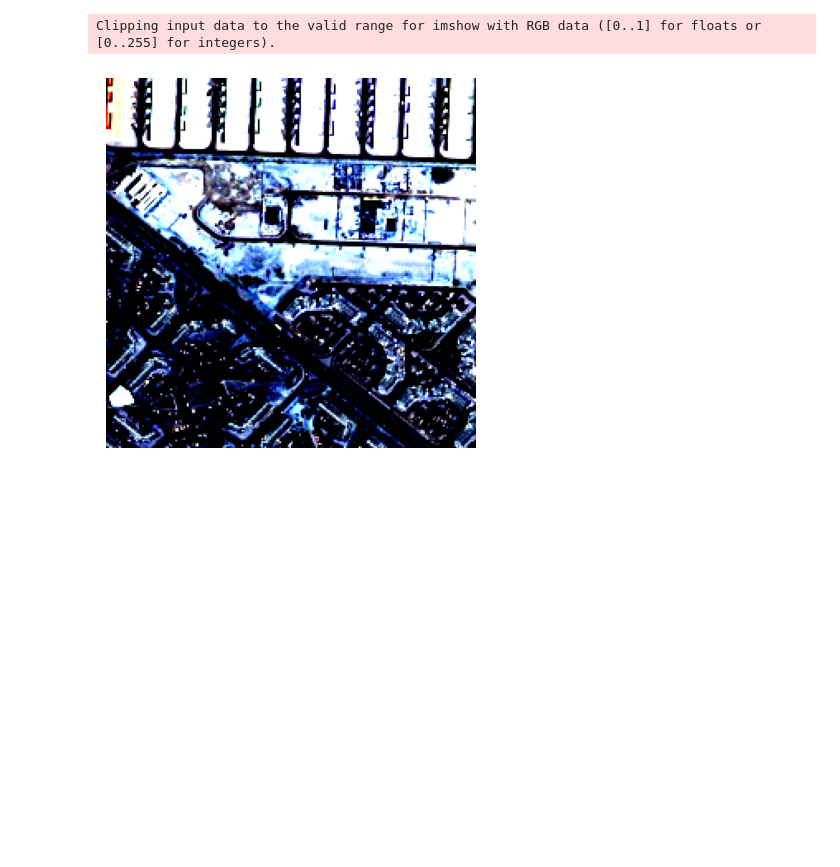
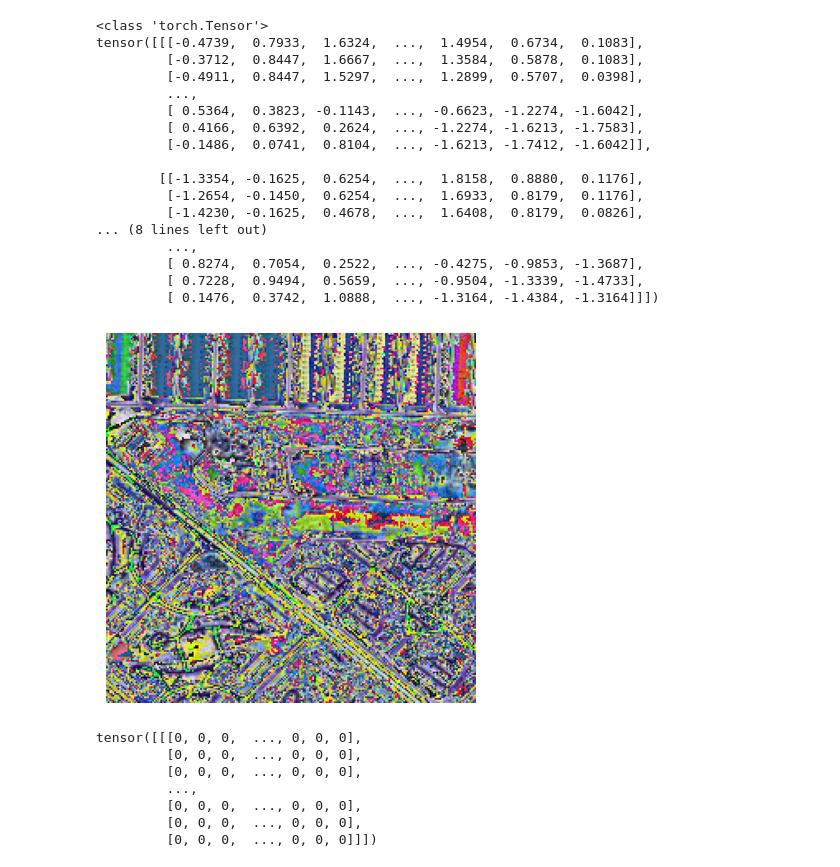
Before and after one commit to Ka0Ri/Pytorch-pretrained-models, a Jupyter notebook: test.ipynb, the cells around one changed output. Drawn from its saved outputs; the diff is of its cells as text; code cells hidden in the pictures; blank space fills up the shorter version.

```diff
--- a/test.ipynb
+++ b/test.ipynb
@@ -5,40 +5,65 @@ from torchvision.transforms import ToPILImage
 def show_PIL_image(image):
     if(len(image.shape) < 3):
         image = image.unsqueeze(0)
-    plt.imshow(image.permute(1, 2, 0))
+    print(image)
+    image = ToPILImage()(image.float())
+    plt.imshow(image)
     plt.axis(False)
     plt.show()
 # %%
 from Modules.ultis import DubaiAerialread
 import albumentations as A
 from torchvision import transforms
 from albumentations.pytorch import ToTensorV2
 
 trans = transforms.ToTensor()
 
 transforms_img = A.Compose([
-    A.RandomResizedCrop(256, 256),  # Random crop and resize
+    # A.RandomResizedCrop(256, 256),  # Random crop and resize
     A.HorizontalFlip(),  # Random horizontal flip
     A.VerticalFlip(),  # Random vertical flip
     A.RandomBrightnessContrast(brightness_limit=0.3, contrast_limit=0.3, p=0.5),
     # A.Normalize(mean=(0.485, 0.456, 0.406), std=(0.229, 0.224, 0.225)),
     ToTensorV2(),  # Convert to tensor
 ])
 
 transforms_mask = transforms.Compose([
     transforms.RandomResizedCrop(size=(256, 256)),  # Random crop and resize
     transforms.RandomHorizontalFlip(),  # Random horizontal flip
     transforms.RandomVerticalFlip(),  # Random vertical flip
     transforms.ToTensor(),  # Convert to tensor
 ])
 
 dataset = DubaiAerialread(data_path='data/Semantic segmentation dataset', transform=None)
 
 image, mask = dataset[10]
-
+print(type(mask))
 show_PIL_image(image)
 show_PIL_image(mask)
 # %% [output]
-Clipping input data to the valid range for imshow with RGB data ([0..1] for floats or [0..255] for integers).
+<class 'torch.Tensor'>
+tensor([[[-0.4739,  0.7933,  1.6324,  ...,  1.4954,  0.6734,  0.1083],
+         [-0.3712,  0.8447,  1.6667,  ...,  1.3584,  0.5878,  0.1083],
+         [-0.4911,  0.8447,  1.5297,  ...,  1.2899,  0.5707,  0.0398],
+         ...,
+         [ 0.5364,  0.3823, -0.1143,  ..., -0.6623, -1.2274, -1.6042],
+         [ 0.4166,  0.6392,  0.2624,  ..., -1.2274, -1.6213, -1.7583],
+         [-0.1486,  0.0741,  0.8104,  ..., -1.6213, -1.7412, -1.6042]],
+
+        [[-1.3354, -0.1625,  0.6254,  ...,  1.8158,  0.8880,  0.1176],
+         [-1.2654, -0.1450,  0.6254,  ...,  1.6933,  0.8179,  0.1176],
+         [-1.4230, -0.1625,  0.4678,  ...,  1.6408,  0.8179,  0.0826],
+... (8 lines left out)
+         ...,
+         [ 0.8274,  0.7054,  0.2522,  ..., -0.4275, -0.9853, -1.3687],
+         [ 0.7228,  0.9494,  0.5659,  ..., -0.9504, -1.3339, -1.4733],
+         [ 0.1476,  0.3742,  1.0888,  ..., -1.3164, -1.4384, -1.3164]]])
-[figure, old version]
+[figure, new version]
+tensor([[[0, 0, 0,  ..., 0, 0, 0],
+         [0, 0, 0,  ..., 0, 0, 0],
+         [0, 0, 0,  ..., 0, 0, 0],
+         ...,
+         [0, 0, 0,  ..., 0, 0, 0],
+         [0, 0, 0,  ..., 0, 0, 0],
+         [0, 0, 0,  ..., 0, 0, 0]]])
 [figure]
```
Also changed, not shown: 4 other files.
